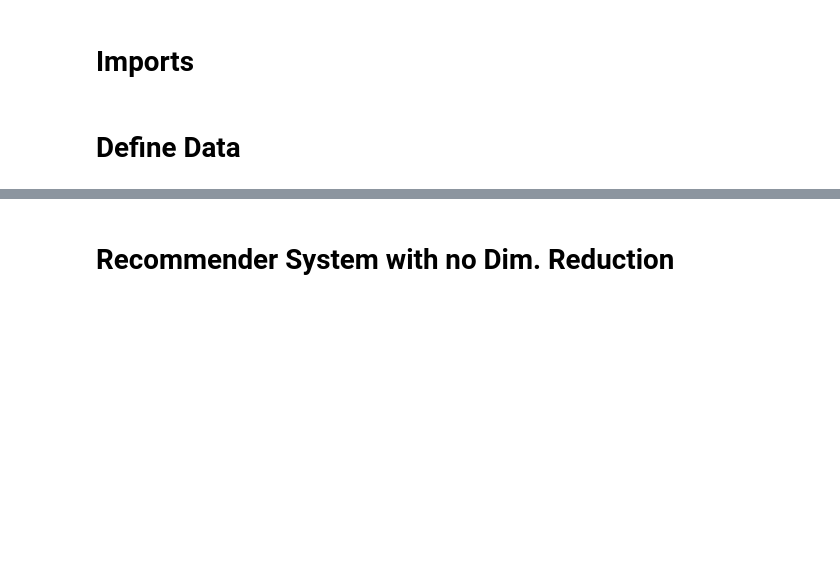
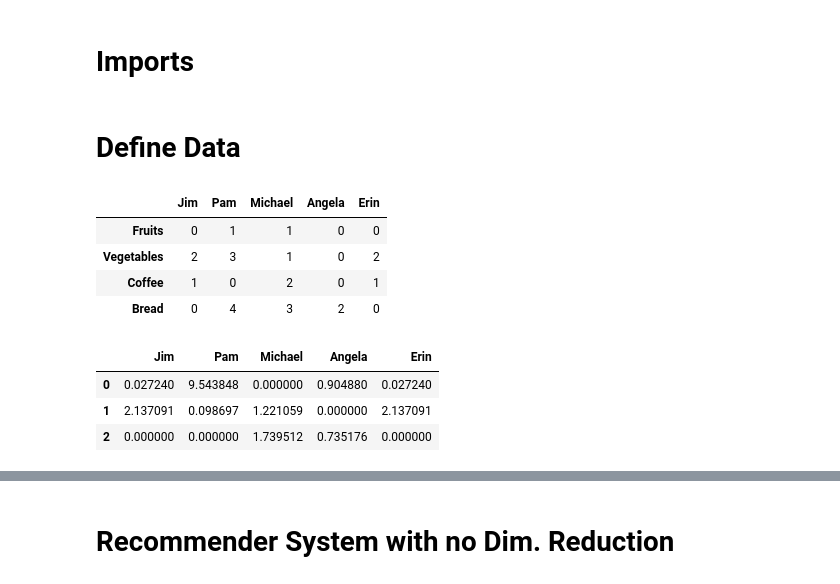
Before and after one commit to nicomu99/stl-implementation, a Jupyter notebook: test_loop.ipynb, the cells around one changed output, grey strips where cells are left out. Saved outputs shown, nothing was run; the diff lists cells and outputs as text; code cells hidden in the pictures; blank space fills up the shorter version.

```diff
--- a/test_loop.ipynb
+++ b/test_loop.ipynb
@@ -18,0 +20,8 @@ item_user_matrix = np.array([
+# %%
+V
+# %% [output]
+|  | Jim | Pam | Michael | Angela | Erin |
+| Fruits | 0 | 1 | 1 | 0 | 0 |
+| Vegetables | 2 | 3 | 1 | 0 | 2 |
+| Coffee | 1 | 0 | 2 | 0 | 1 |
+| Bread | 0 | 4 | 3 | 2 | 0 |
@@ -18,0 +32,8 @@ item_user_matrix = np.array([
+# %%
+reconstruct_H = pd.DataFrame(H, columns=['Jim', 'Pam', 'Michael', 'Angela', 'Erin'])
+reconstruct_H
+# %% [output]
+|  | Jim | Pam | Michael | Angela | Erin |
+| 0 | 0.027240 | 9.543848 | 0.000000 | 0.904880 | 0.027240 |
+| 1 | 2.137091 | 0.098697 | 1.221059 | 0.000000 | 2.137091 |
+| 2 | 0.000000 | 0.000000 | 1.739512 | 0.735176 | 0.000000 |
```
Also changed, not shown: parts of 9 cells of this notebook, 3 other files.
